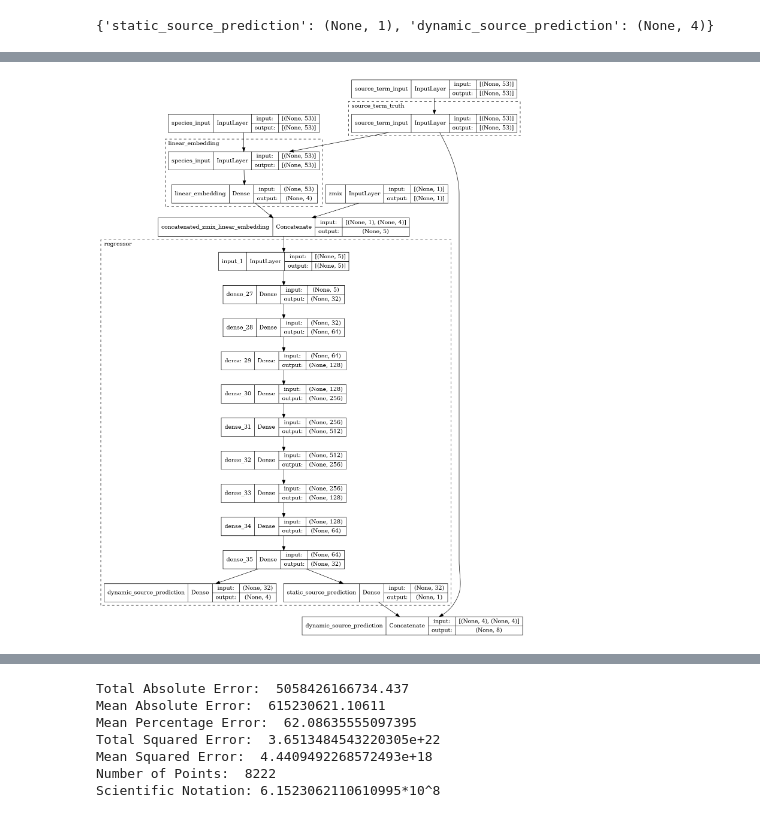
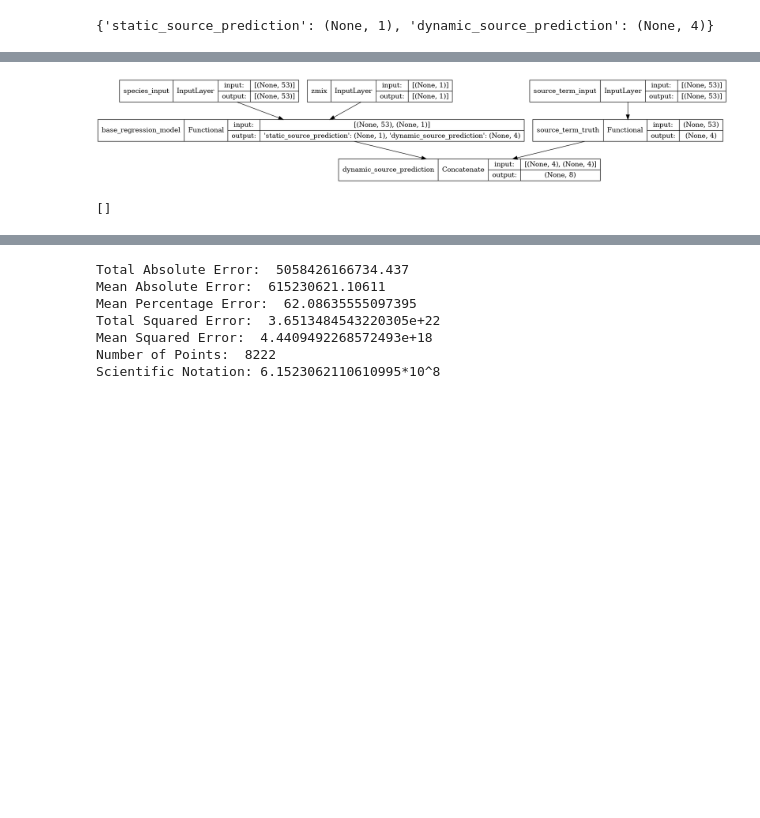
Before and after one commit to amolsalunkhe/ChemTab, a Jupyter notebook: src/Dynamic+Static_Source_Term_Prediction.ipynb, the cells around one changed output, grey strips where cells are left out. Drawn from its saved outputs; the diff is of its cells as text; code cells hidden in the pictures; blank space fills up the shorter version.

```diff
--- a/src/Dynamic+Static_Source_Term_Prediction.ipynb
+++ b/src/Dynamic+Static_Source_Term_Prediction.ipynb
@@ -136,0 +137,7 @@ ValueError: Graph disconnected: cannot obtain value for tensor KerasTensor(type_
+# %%
+"""
+base_regression_model.output_names = ['dynamic_source_prediction', 'static_source_prediction']
+base_regression_model.save('temp.h5')
+base_regression_model = keras.models.load_model('temp.h5', custom_objects=factory.concreteClassCustomObject)
+print(base_regression_model.output_names)
+"""
@@ -139,9 +150,12 @@ from models.pcdnnv2_model_factory import *
 
 factory = PCDNNV2ModelFactory()
 
-#base_regression_model = keras.models.load_model('stat_deps_model_template.h5', custom_objects=factory.concreteClassCustomObject)
+#base_regression_model = keras.models.load_model('static_deps_model_template.h5', custom_objects=factory.concreteClassCustomObject)
 base_regression_model = keras.models.load_model('souener_only_model_template.h5', custom_objects=factory.concreteClassCustomObject)
 base_regression_model._name = 'base_regression_model'
+
+base_regression_model.output_names = ['dynamic_source_prediction', 'static_source_prediction']
+print(base_regression_model.output_names)
 # %% [output]
 Parent DNNModelFactory Instantiated
 WARNING:tensorflow:Compiled the loaded model, but the compiled metrics have yet to be built. `model.compile_metrics` will be empty until you train or evaluate the model.
@@ -169,6 +176,6 @@ print(base_regression_model.inputs)
 # %%
 # NOTE on indices: first '[0]' is to select first input, 2nd '[1]' is to skip past batch dimension
-print(np.squeeze(base_regression_model.get_layer('linear_embedding').output_shape)[1])
-base_regression_model.outputs=base_regression_model.outputs + []
-print(base_regression_model.outputs)
-print(base_regression_model.losses)
+#print(np.squeeze(base_regression_model.get_layer('linear_embedding').output_shape)[1])
+#base_regression_model.outputs=base_regression_model.outputs + []
+#print(base_regression_model.outputs)
+#print(base_regression_model.losses)
@@ -180,9 +183,3 @@ ListWrapper([<KerasTensor: shape=(None, 4) dtype=float32 (created by layer 'regr
 base_regression_model.output_shape
 # %% [output]
 {'static_source_prediction': (None, 1), 'dynamic_source_prediction': (None, 4)}
-# %%
-# you don't need to build sub-models directly!
-model = keras.models.Sequential()
-model.add(L.Dense(40))
-model.add(L.Dense(40))
-model(x)
@@ -285,10 +300,10 @@ ________________________________________________________________________________
 # %%
-tf.keras.utils.plot_model(container_model,to_file="model.png",
+tf.keras.utils.plot_model(container_model,
     show_shapes=True,
     show_layer_names=True,
     rankdir="TB",
-    expand_nested=True,
+    expand_nested=False,
     dpi=96)
 # %% [output]
-[figure, old version]
+[figure, new version]
 # %%
@@ -303 +331,5 @@ model.compile(loss=losses,optimizer=tf.keras.optimizers.Adam(0.001), metrics=met
+# %%
+container_model.metrics
+# %% [output]
+[]
 # %%
```
Also changed, not shown: parts of 26 cells of this notebook, 2 other files.
